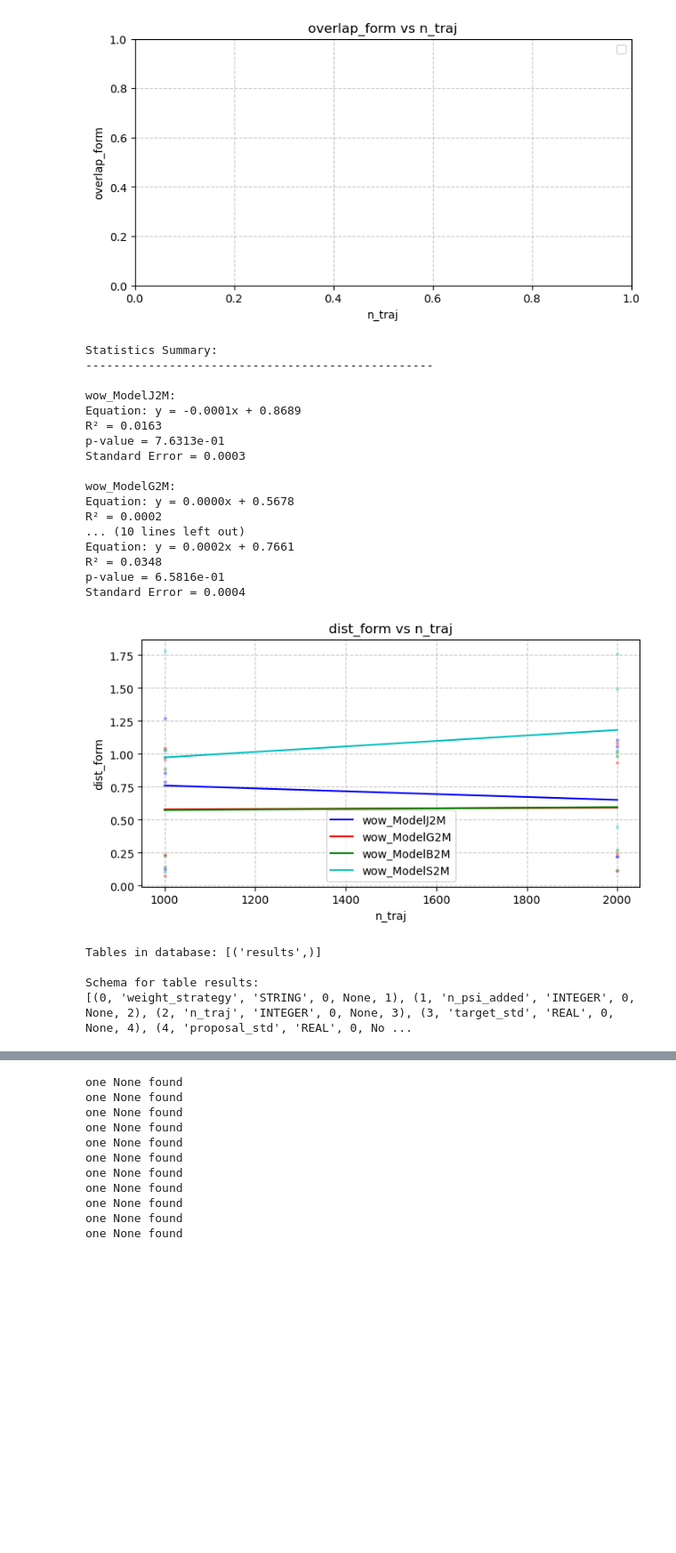
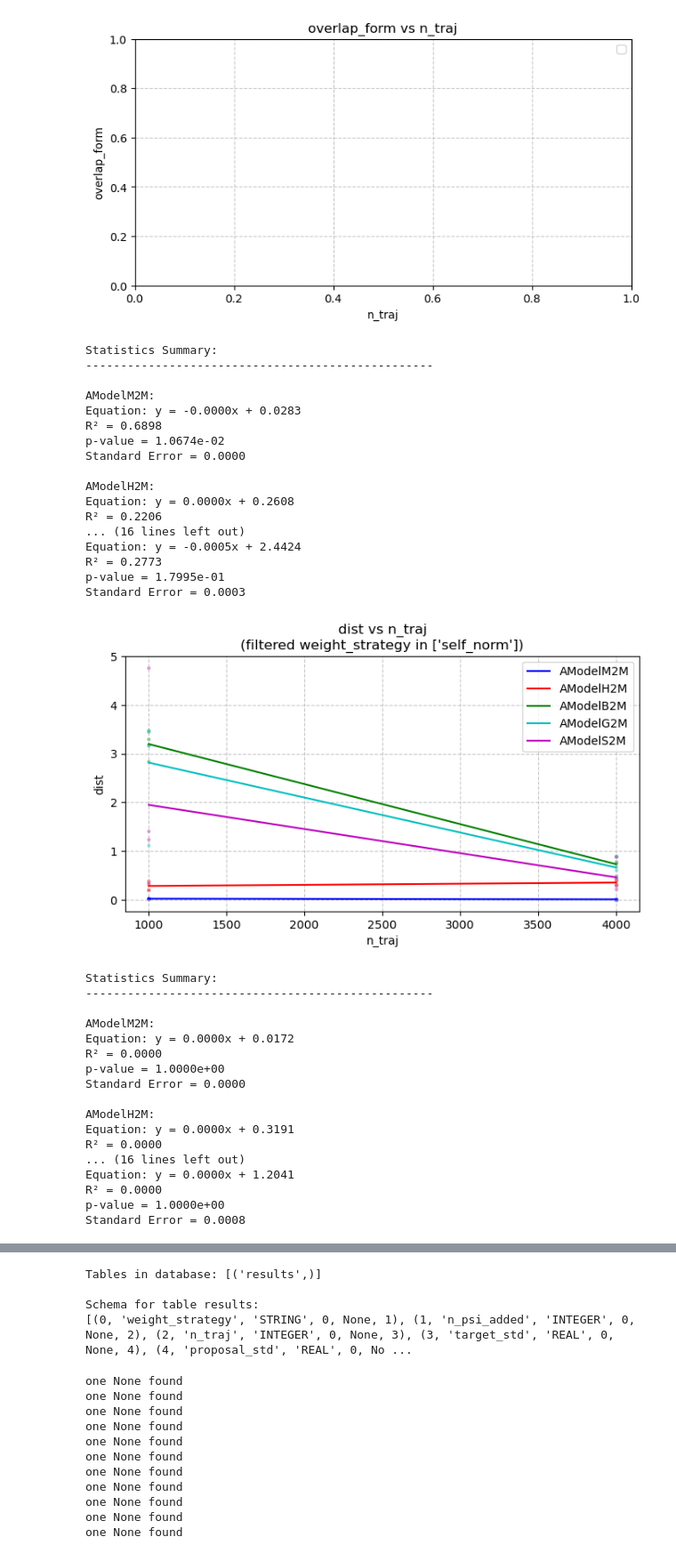
Before and after one commit to Gianmarco-Sarnelli/STL_explainability, a Jupyter notebook: Results_new.ipynb, the cells around one changed output, grey strips where cells are left out. Shown at 89% size. Drawn from its saved outputs; the diff is of its cells as text; code cells hidden in the pictures; blank space fills up the shorter version.

```diff
--- a/Results_new.ipynb
+++ b/Results_new.ipynb
@@ -406,55 +406,68 @@ Statistics Summary:
 #weight_strategy, n_psi_added, n_traj, target_std, proposal_std, n_traj_points, phi_id, base_xi_id, Dist, Cos_dist, Dist_rho, Norm_proposal, Norm_target, Norm_imp, Pinv_error, Sum_weights, Sum_squared_weights, Elapsed_time, Process_mem, n_e, overlap_form, dist_form, dist_new_kernels, dist_embed ))
 
 
-test_names = ["wow_ModelJ2M", "wow_ModelG2M", "wow_ModelB2M", "wow_ModelS2M" ]
-y_column = "dist_form"
+test_names = ["AModelM2M", "AModelH2M", "AModelB2M", "AModelG2M", "AModelS2M" ]
+y_column = "dist"
 table_name = "results"
-params = ["n_traj"]
+params = ["n_traj", "n_psi_added", "phi_id"]
 
-z_column = None#"n_traj_points"
-focus = None#[11, 55]
+z_column = "weight_strategy"
+focus = ["self_norm"]
 
 for x_column in params:
     plot_database_columns(test_names, x_column, y_column, table_name, z_column=z_column, focus=focus)
 
 
 # Assuming the database file is named "your_database.db"
 # Replace with your actual database filename
 conn = sqlite3.connect("Databases/database_wow_ModelB2M.db")
 cursor = conn.cursor()
 
 # List all tables in the database
 cursor.execute("SELECT name FROM sqlite_master WHERE type='table';")
 tables = cursor.fetchall()
 print("Tables in database:", tables)
 
 # If you find tables, you can inspect their schema
 for table in tables:
     print(f"\nSchema for table {table[0]}:")
     cursor.execute(f"PRAGMA table_info({table[0]});")
     print(cursor.fetchall())
 
 conn.close()
 # %% [output]
 Statistics Summary:
 --------------------------------------------------
 
-wow_ModelJ2M:
-Equation: y = -0.0001x + 0.8689
-R² = 0.0163
-p-value = 7.6313e-01
+AModelM2M:
+Equation: y = -0.0000x + 0.0283
+R² = 0.6898
+p-value = 1.0674e-02
+Standard Error = 0.0000
+
+AModelH2M:
+Equation: y = 0.0000x + 0.2608
+R² = 0.2206
+... (16 lines left out)
+Equation: y = -0.0005x + 2.4424
+R² = 0.2773
+p-value = 1.7995e-01
 Standard Error = 0.0003
-
-wow_ModelG2M:
-Equation: y = 0.0000x + 0.5678
-R² = 0.0002
-... (10 lines left out)
-Equation: y = 0.0002x + 0.7661
-R² = 0.0348
-p-value = 6.5816e-01
-Standard Error = 0.0004
-[figure, old version]
+[figure, new version]
-Tables in database: [('results',)]
+Statistics Summary:
+--------------------------------------------------
 
-Schema for table results:
-[(0, 'weight_strategy', 'STRING', 0, None, 1), (1, 'n_psi_added', 'INTEGER', 0, None, 2), (2, 'n_traj', 'INTEGER', 0, None, 3), (3, 'target_std', 'REAL', 0, None, 4), (4, 'proposal_std', 'REAL', 0, No ...
+AModelM2M:
+Equation: y = 0.0000x + 0.0172
+R² = 0.0000
+p-value = 1.0000e+00
+Standard Error = 0.0000
+
+AModelH2M:
+Equation: y = 0.0000x + 0.3191
+R² = 0.0000
+... (16 lines left out)
+Equation: y = 0.0000x + 1.2041
+R² = 0.0000
+p-value = 1.0000e+00
+Standard Error = 0.0008
@@ -461,3 +493,7 @@ Schema for table results:
+Tables in database: [('results',)]
+
+Schema for table results:
+[(0, 'weight_strategy', 'STRING', 0, None, 1), (1, 'n_psi_added', 'INTEGER', 0, None, 2), (2, 'n_traj', 'INTEGER', 0, None, 3), (3, 'target_std', 'REAL', 0, None, 4), (4, 'proposal_std', 'REAL', 0, No ...
 # %%
 prefix = ""#"nountill_"
 tests_acronym = ["M", "E", "B", "G", "S"]
```
Also changed, not shown: parts of 1 cell of this notebook, 4 other files.
